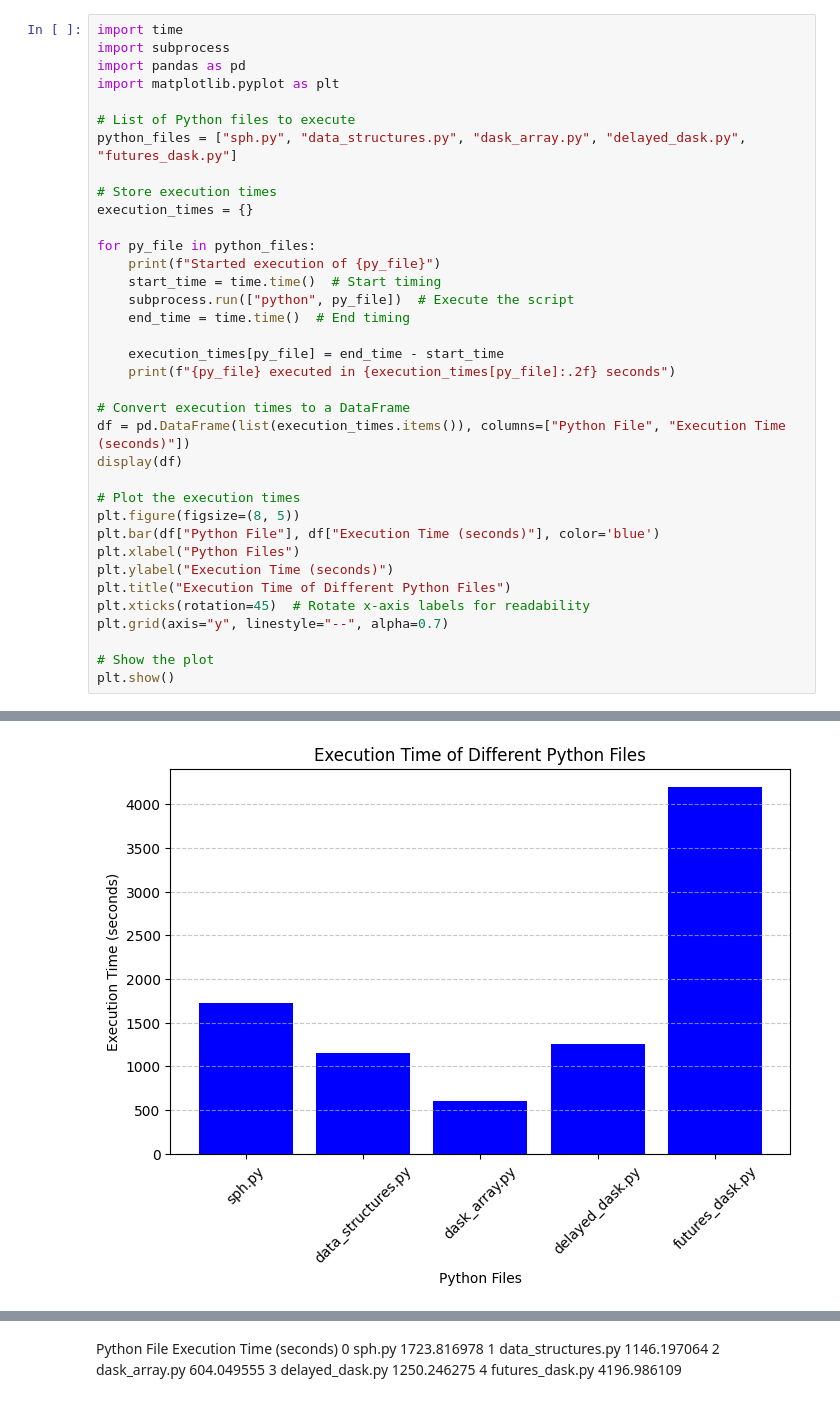
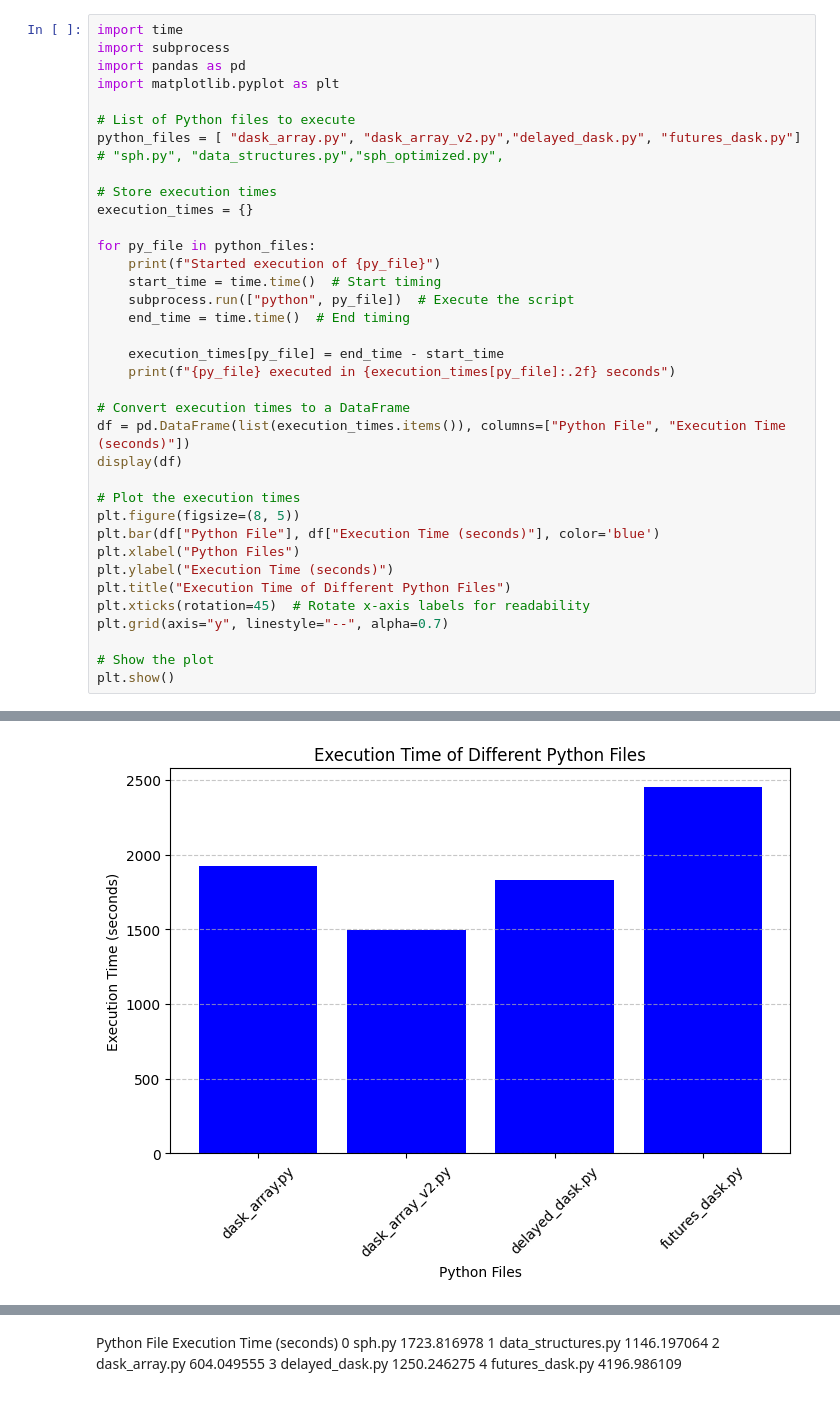
Before and after one commit to ge96lip/Computational-Astrophysics, a Jupyter notebook: parallel_dask_10000.ipynb, the cells around one changed output, grey strips where cells are left out. Cells and saved outputs as stored; diff of their text form.

```diff
--- a/parallel_dask_10000.ipynb
+++ b/parallel_dask_10000.ipynb
@@ -5,7 +5,7 @@ import pandas as pd
 import matplotlib.pyplot as plt
 
 # List of Python files to execute
-python_files = ["sph.py", "data_structures.py", "dask_array.py", "delayed_dask.py", "futures_dask.py"]
+python_files = [ "dask_array.py", "dask_array_v2.py","delayed_dask.py", "futures_dask.py"] # "sph.py", "data_structures.py","sph_optimized.py",
 
 # Store execution times
 execution_times = {}
@@ -72 +52 @@ futures_dask.py executed in 4196.99 seconds
-[figure, old version]
+[figure, new version]
```
Also changed, not shown: parts of 4 cells of this notebook, 12 other files.
